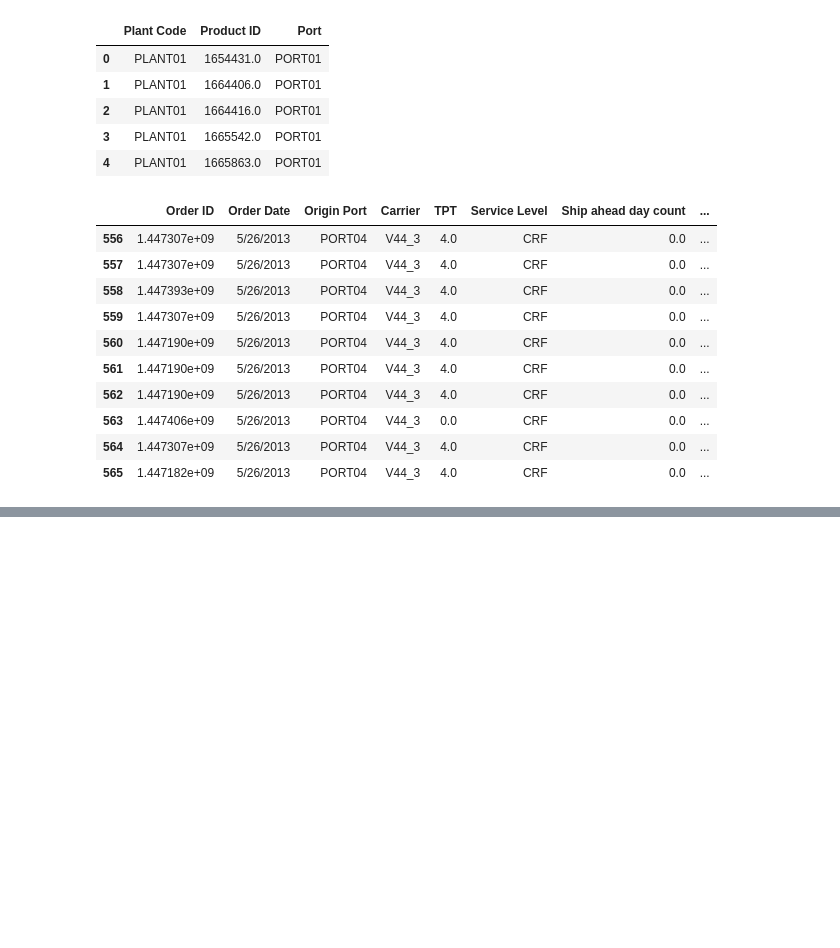
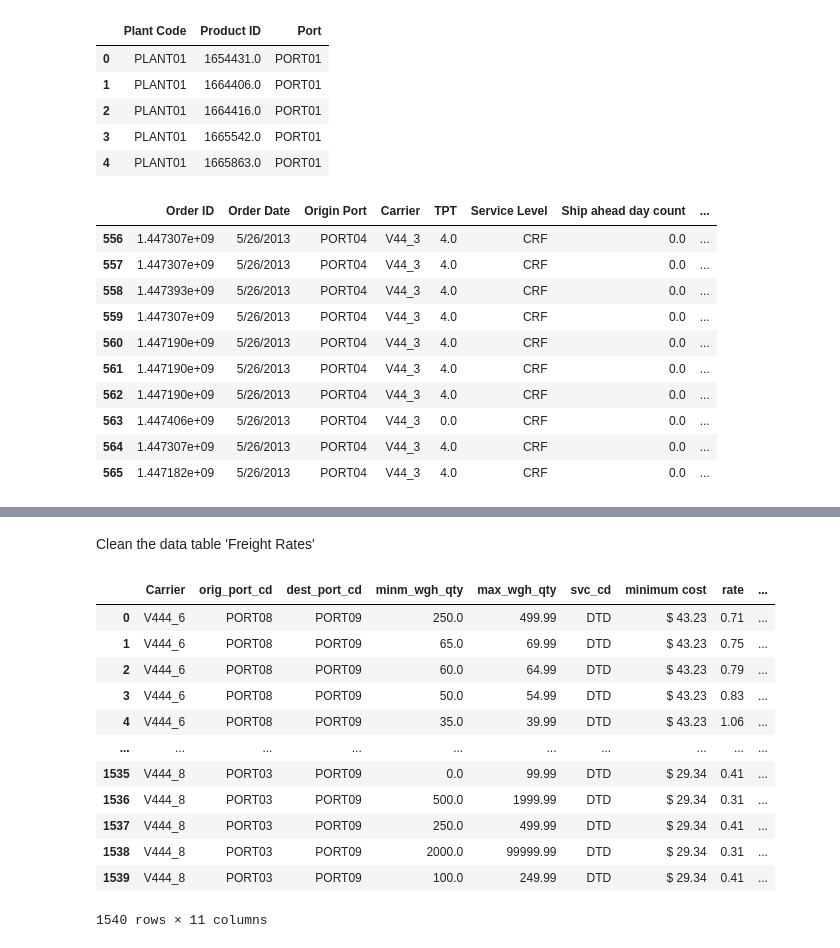
Before and after one commit to matjco/shipping_logistics_project, a Jupyter notebook: STAT 4188 Project.ipynb, the cells around one changed output, grey strips where cells are left out. Drawn from its saved outputs; the diff is of its cells as text; code cells hidden in the pictures; blank space fills up the shorter version.

```diff
--- a/STAT 4188 Project.ipynb
+++ b/STAT 4188 Project.ipynb
@@ -124,0 +94,29 @@ array([1])
+# %% [markdown]
+Clean the data table 'Freight Rates'
+# %%
+def rate_remove_symbols(string):
+    if isinstance(string, str):
+        return string.replace("$", "")
+# %%
+def convert_to_float(string):
+    if isinstance(string, str):
+        return float(string)
+# %%
+freight_rates['rate'] = freight_rates['rate'].apply(rate_remove_symbols)
+freight_rates['rate'] = freight_rates['rate'].apply(convert_to_float)
+# %%
+freight_rates
+# %% [output]
+|  | Carrier | orig_port_cd | dest_port_cd | minm_wgh_qty | max_wgh_qty | svc_cd | minimum cost | rate | ... |
+| 0 | V444_6 | PORT08 | PORT09 | 250.0 | 499.99 | DTD | $ 43.23 | 0.71 | ... |
+| 1 | V444_6 | PORT08 | PORT09 | 65.0 | 69.99 | DTD | $ 43.23 | 0.75 | ... |
+| 2 | V444_6 | PORT08 | PORT09 | 60.0 | 64.99 | DTD | $ 43.23 | 0.79 | ... |
+| 3 | V444_6 | PORT08 | PORT09 | 50.0 | 54.99 | DTD | $ 43.23 | 0.83 | ... |
+| 4 | V444_6 | PORT08 | PORT09 | 35.0 | 39.99 | DTD | $ 43.23 | 1.06 | ... |
+| ... | ... | ... | ... | ... | ... | ... | ... | ... | ... |
+| 1535 | V444_8 | PORT03 | PORT09 | 0.0 | 99.99 | DTD | $ 29.34 | 0.41 | ... |
+| 1536 | V444_8 | PORT03 | PORT09 | 500.0 | 1999.99 | DTD | $ 29.34 | 0.31 | ... |
+| 1537 | V444_8 | PORT03 | PORT09 | 250.0 | 499.99 | DTD | $ 29.34 | 0.41 | ... |
+| 1538 | V444_8 | PORT03 | PORT09 | 2000.0 | 99999.99 | DTD | $ 29.34 | 0.31 | ... |
+| 1539 | V444_8 | PORT03 | PORT09 | 100.0 | 249.99 | DTD | $ 29.34 | 0.41 | ... |
+1540 rows × 11 columns
```
Also changed, not shown: parts of 34 cells of this notebook.
